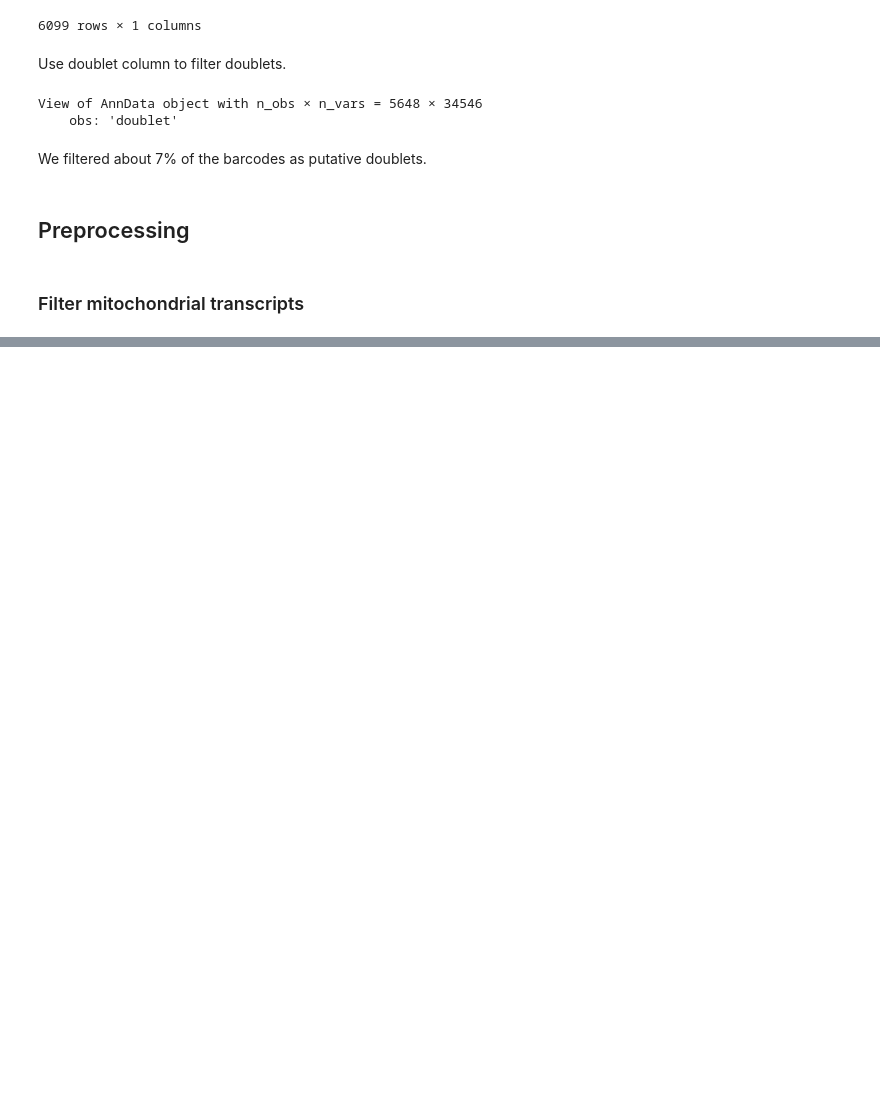
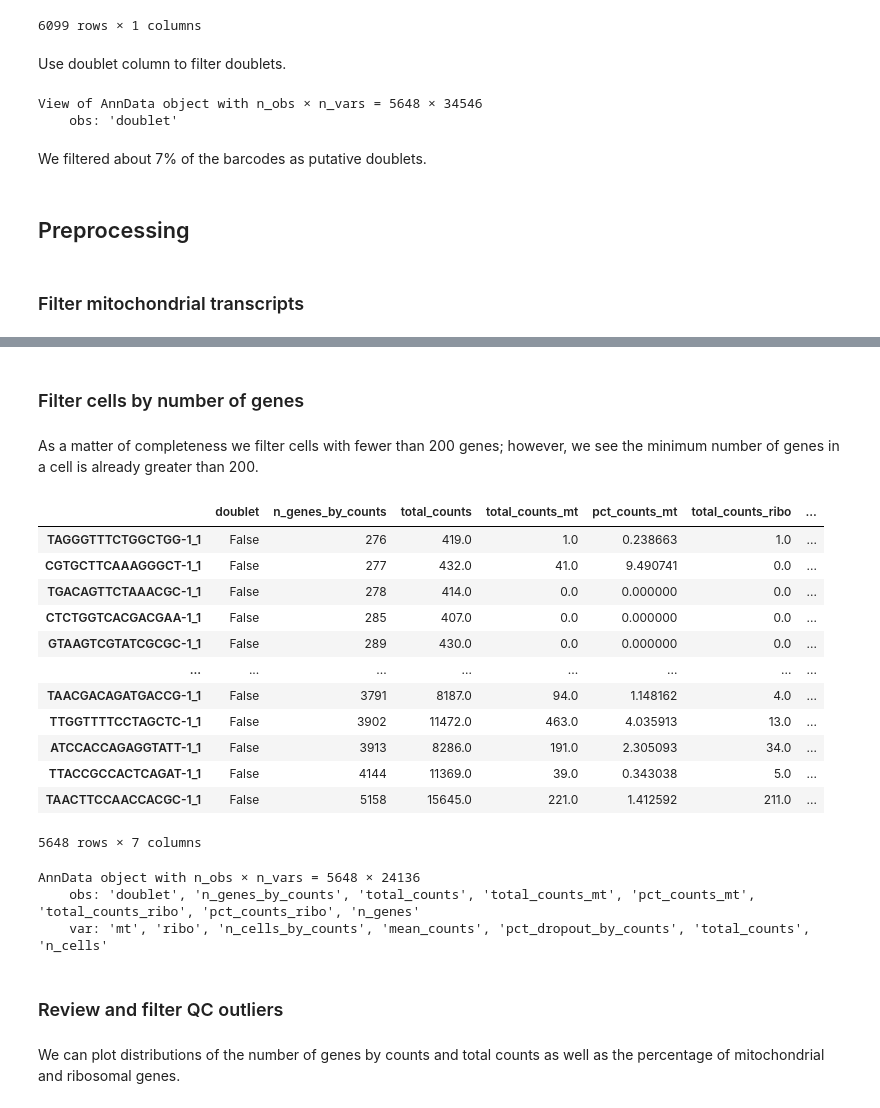
Before and after one commit to cameronraysmith/sc, a Jupyter notebook: source/02-analysis-review.ipynb, the cells around one changed output, grey strips where cells are left out. Saved outputs shown, nothing was run; the diff lists cells and outputs as text; code cells hidden in the pictures; blank space fills up the shorter version.

```diff
--- a/source/02-analysis-review.ipynb
+++ b/source/02-analysis-review.ipynb
@@ -558,0 +715,20 @@ We filtered about 7% of the barcodes as putative doublets.
+# %% [markdown]
+### Filter cells by number of genes
+# %% [markdown]
+As a matter of completeness we filter cells with fewer than 200 genes; however, we see the minimum number of genes in a cell is already greater than 200.
+# %%
+adata.obs.sort_values('n_genes_by_counts')
+# %% [output]
+|  | doublet | n_genes_by_counts | total_counts | total_counts_mt | pct_counts_mt | total_counts_ribo | ... |
+| TAGGGTTTCTGGCTGG-1_1 | False | 276 | 419.0 | 1.0 | 0.238663 | 1.0 | ... |
+| CGTGCTTCAAAGGGCT-1_1 | False | 277 | 432.0 | 41.0 | 9.490741 | 0.0 | ... |
+| TGACAGTTCTAAACGC-1_1 | False | 278 | 414.0 | 0.0 | 0.000000 | 0.0 | ... |
+| CTCTGGTCACGACGAA-1_1 | False | 285 | 407.0 | 0.0 | 0.000000 | 0.0 | ... |
+| GTAAGTCGTATCGCGC-1_1 | False | 289 | 430.0 | 0.0 | 0.000000 | 0.0 | ... |
+| ... | ... | ... | ... | ... | ... | ... | ... |
+| TAACGACAGATGACCG-1_1 | False | 3791 | 8187.0 | 94.0 | 1.148162 | 4.0 | ... |
+| TTGGTTTTCCTAGCTC-1_1 | False | 3902 | 11472.0 | 463.0 | 4.035913 | 13.0 | ... |
+| ATCCACCAGAGGTATT-1_1 | False | 3913 | 8286.0 | 191.0 | 2.305093 | 34.0 | ... |
+| TTACCGCCACTCAGAT-1_1 | False | 4144 | 11369.0 | 39.0 | 0.343038 | 5.0 | ... |
+| TAACTTCCAACCACGC-1_1 | False | 5158 | 15645.0 | 221.0 | 1.412592 | 211.0 | ... |
+5648 rows × 7 columns
@@ -558,0 +737,10 @@ We filtered about 7% of the barcodes as putative doublets.
+# %%
+adata
+# %% [output]
+AnnData object with n_obs × n_vars = 5648 × 24136
+    obs: 'doublet', 'n_genes_by_counts', 'total_counts', 'total_counts_mt', 'pct_counts_mt', 'total_counts_ribo', 'pct_counts_ribo', 'n_genes'
+    var: 'mt', 'ribo', 'n_cells_by_counts', 'mean_counts', 'pct_dropout_by_counts', 'total_counts', 'n_cells'
+# %% [markdown]
+### Review and filter QC outliers
+# %% [markdown]
+We can plot distributions of the number of genes by counts and total counts as well as the percentage of mitochondrial and ribosomal genes.
```
Also changed, not shown: parts of 48 cells of this notebook, 2 other files.
